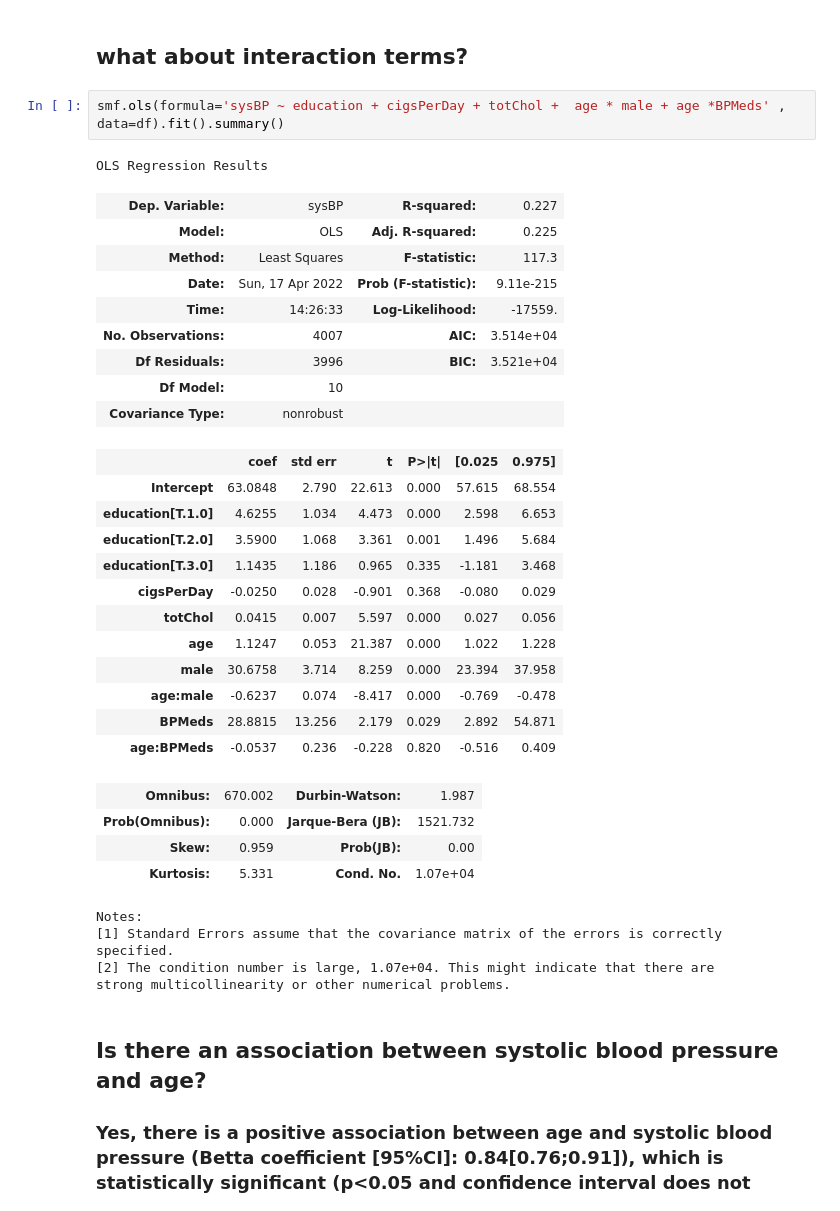
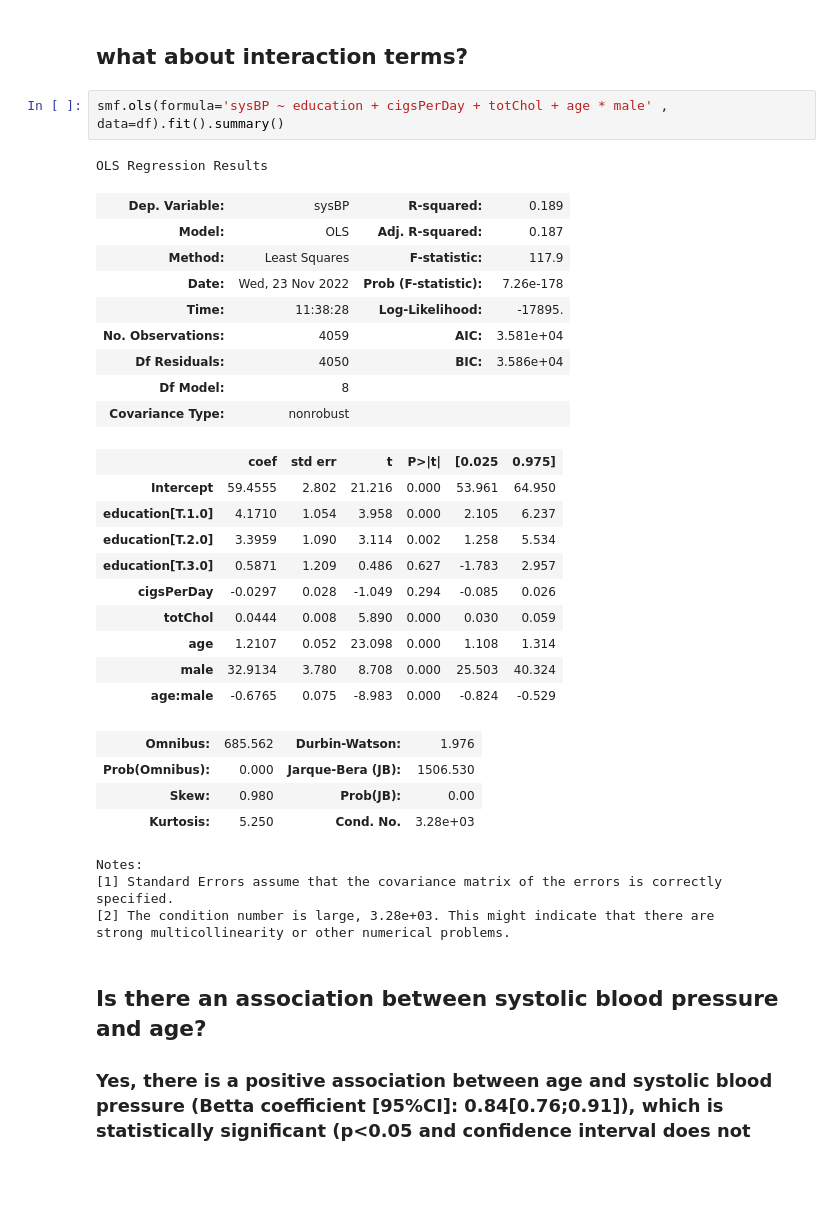
Before and after one commit to santarabantoosoo/Data-Analysis-NanoDegree-2.0, a Jupyter notebook: s6_linear_log_AB-test/demos/framingham-main/framingham_Linear_regression_StatsModels.ipynb, the cells around one changed output. Cells and saved outputs as stored; diff of their text form; blank space fills up the shorter version.

```diff
--- a/s6_linear_log_AB-test/demos/framingham-main/framingham_Linear_regression_StatsModels.ipynb
+++ b/s6_linear_log_AB-test/demos/framingham-main/framingham_Linear_regression_StatsModels.ipynb
@@ -364,37 +376,35 @@ Perfect, now we can interpret the output and answer to our initial clinical ques
 # %% [markdown]
 ## what about interaction terms?
 # %%
-smf.ols(formula='sysBP ~ education + cigsPerDay + totChol +  age * male + age *BPMeds' , data=df).fit().summary()
+smf.ols(formula='sysBP ~ education + cigsPerDay + totChol + age * male' , data=df).fit().summary()
 # %% [output]
 OLS Regression Results
-| Dep. Variable: | sysBP | R-squared: | 0.227 |
-| Model: | OLS | Adj. R-squared: | 0.225 |
-| Method: | Least Squares | F-statistic: | 117.3 |
-| Date: | Sun, 17 Apr 2022 | Prob (F-statistic): | 9.11e-215 |
-| Time: | 14:26:33 | Log-Likelihood: | -17559. |
-| No. Observations: | 4007 | AIC: | 3.514e+04 |
-| Df Residuals: | 3996 | BIC: | 3.521e+04 |
-| Df Model: | 10 |  |  |
+| Dep. Variable: | sysBP | R-squared: | 0.189 |
+| Model: | OLS | Adj. R-squared: | 0.187 |
+| Method: | Least Squares | F-statistic: | 117.9 |
+| Date: | Wed, 23 Nov 2022 | Prob (F-statistic): | 7.26e-178 |
+| Time: | 11:38:28 | Log-Likelihood: | -17895. |
+| No. Observations: | 4059 | AIC: | 3.581e+04 |
+| Df Residuals: | 4050 | BIC: | 3.586e+04 |
+| Df Model: | 8 |  |  |
 | Covariance Type: | nonrobust |  |  |
 |  | coef | std err | t | P>|t| | [0.025 | 0.975] |
-| Intercept | 63.0848 | 2.790 | 22.613 | 0.000 | 57.615 | 68.554 |
-| education[T.1.0] | 4.6255 | 1.034 | 4.473 | 0.000 | 2.598 | 6.653 |
-| education[T.2.0] | 3.5900 | 1.068 | 3.361 | 0.001 | 1.496 | 5.684 |
-| education[T.3.0] | 1.1435 | 1.186 | 0.965 | 0.335 | -1.181 | 3.468 |
-| cigsPerDay | -0.0250 | 0.028 | -0.901 | 0.368 | -0.080 | 0.029 |
-| totChol | 0.0415 | 0.007 | 5.597 | 0.000 | 0.027 | 0.056 |
-| age | 1.1247 | 0.053 | 21.387 | 0.000 | 1.022 | 1.228 |
-| male | 30.6758 | 3.714 | 8.259 | 0.000 | 23.394 | 37.958 |
-| age:male | -0.6237 | 0.074 | -8.417 | 0.000 | -0.769 | -0.478 |
-| BPMeds | 28.8815 | 13.256 | 2.179 | 0.029 | 2.892 | 54.871 |
-| age:BPMeds | -0.0537 | 0.236 | -0.228 | 0.820 | -0.516 | 0.409 |
+| Intercept | 59.4555 | 2.802 | 21.216 | 0.000 | 53.961 | 64.950 |
+| education[T.1.0] | 4.1710 | 1.054 | 3.958 | 0.000 | 2.105 | 6.237 |
+| education[T.2.0] | 3.3959 | 1.090 | 3.114 | 0.002 | 1.258 | 5.534 |
+| education[T.3.0] | 0.5871 | 1.209 | 0.486 | 0.627 | -1.783 | 2.957 |
+| cigsPerDay | -0.0297 | 0.028 | -1.049 | 0.294 | -0.085 | 0.026 |
+| totChol | 0.0444 | 0.008 | 5.890 | 0.000 | 0.030 | 0.059 |
+| age | 1.2107 | 0.052 | 23.098 | 0.000 | 1.108 | 1.314 |
+| male | 32.9134 | 3.780 | 8.708 | 0.000 | 25.503 | 40.324 |
+| age:male | -0.6765 | 0.075 | -8.983 | 0.000 | -0.824 | -0.529 |
-| Omnibus: | 670.002 | Durbin-Watson: | 1.987 |
-| Prob(Omnibus): | 0.000 | Jarque-Bera (JB): | 1521.732 |
-| Skew: | 0.959 | Prob(JB): | 0.00 |
-| Kurtosis: | 5.331 | Cond. No. | 1.07e+04 |
+| Omnibus: | 685.562 | Durbin-Watson: | 1.976 |
+| Prob(Omnibus): | 0.000 | Jarque-Bera (JB): | 1506.530 |
+| Skew: | 0.980 | Prob(JB): | 0.00 |
+| Kurtosis: | 5.250 | Cond. No. | 3.28e+03 |
 Notes:
 [1] Standard Errors assume that the covariance matrix of the errors is correctly specified.
-[2] The condition number is large, 1.07e+04. This might indicate that there are
+[2] The condition number is large, 3.28e+03. This might indicate that there are
 strong multicollinearity or other numerical problems.
 # %% [markdown]
 ## Is there an association between systolic blood pressure and age?
```
Also changed, not shown: parts of 7 cells of this notebook, 3 other files.
